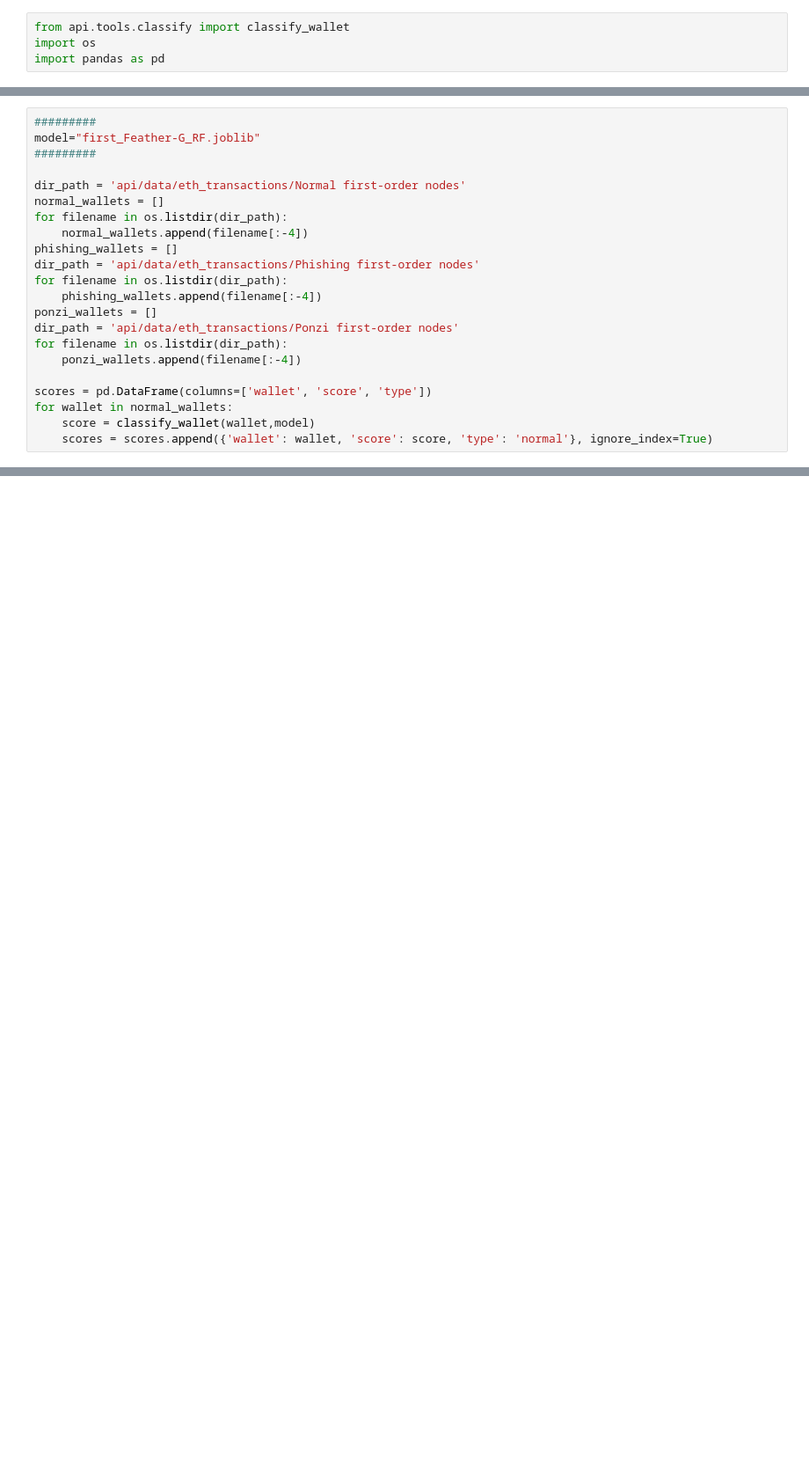
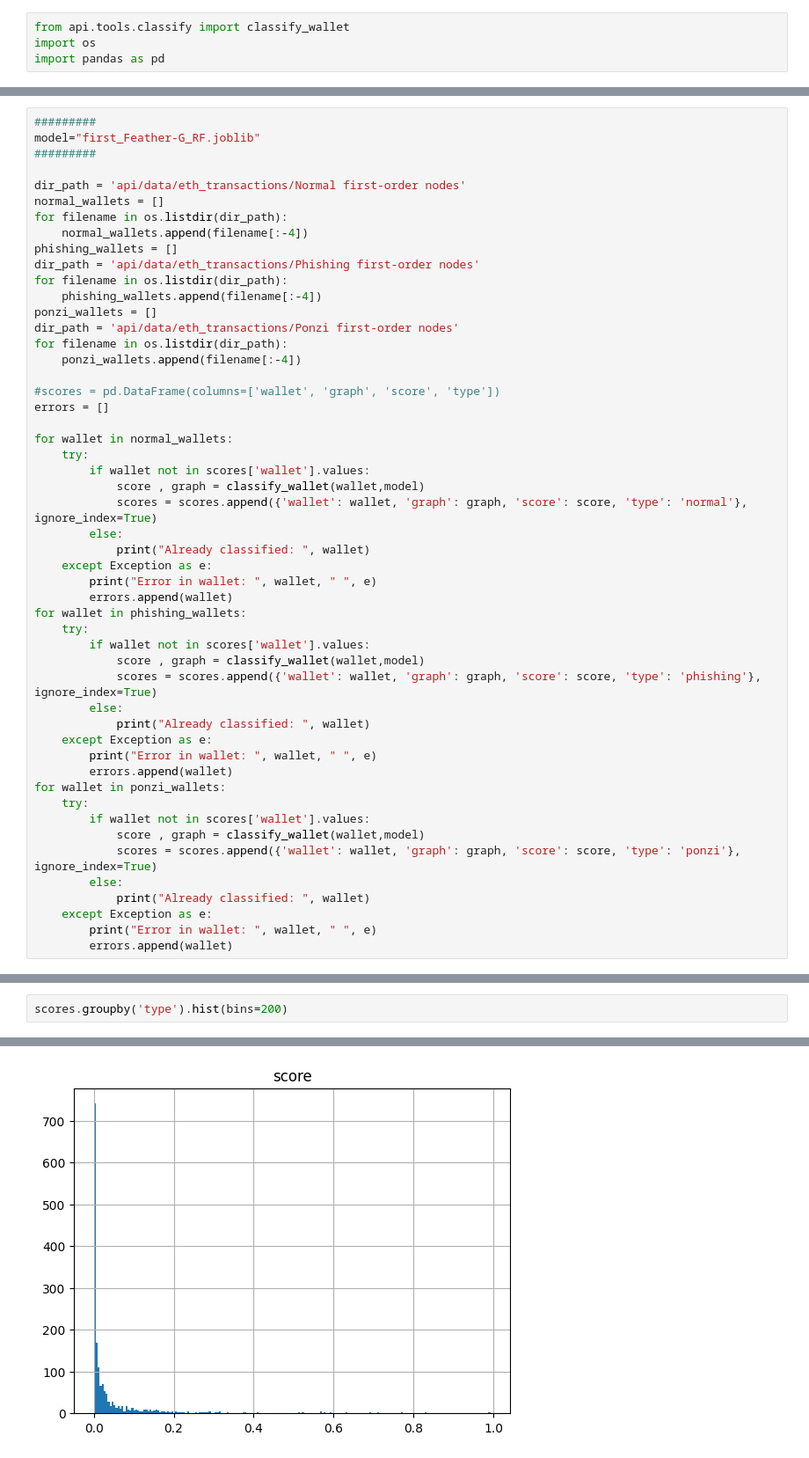
Before and after one commit to LMU-DATA-SCIENCE/eth-graph-fraud-detection, a Jupyter notebook: test_notebook.ipynb, the cells around one changed output, grey strips where cells are left out. Shown at 88% size. Saved outputs shown, nothing was run; the diff lists cells and outputs as text; blank space fills up the shorter version.

```diff
--- a/test_notebook.ipynb
+++ b/test_notebook.ipynb
@@ -20,8 +58,37 @@ dir_path = 'api/data/eth_transactions/Ponzi first-order nodes'
 for filename in os.listdir(dir_path):
     ponzi_wallets.append(filename[:-4])
 
-scores = pd.DataFrame(columns=['wallet', 'score', 'type'])
+#scores = pd.DataFrame(columns=['wallet', 'graph', 'score', 'type'])
+errors = []
+
 for wallet in normal_wallets:
-    score = classify_wallet(wallet,model)
-    scores = scores.append({'wallet': wallet, 'score': score, 'type': 'normal'}, ignore_index=True)
+    try:
+        if wallet not in scores['wallet'].values:
+            score , graph = classify_wallet(wallet,model)
+            scores = scores.append({'wallet': wallet, 'graph': graph, 'score': score, 'type': 'normal'}, ignore_index=True)
+        else:
+            print("Already classified: ", wallet)
+    except Exception as e:
+        print("Error in wallet: ", wallet, " ", e)
+        errors.append(wallet)
+for wallet in phishing_wallets:
+    try:
+        if wallet not in scores['wallet'].values:
+            score , graph = classify_wallet(wallet,model)
+            scores = scores.append({'wallet': wallet, 'graph': graph, 'score': score, 'type': 'phishing'}, ignore_index=True)
+        else:
+            print("Already classified: ", wallet)
+    except Exception as e:
+        print("Error in wallet: ", wallet, " ", e)
+        errors.append(wallet)
+for wallet in ponzi_wallets:
+    try:
+        if wallet not in scores['wallet'].values:
+            score , graph = classify_wallet(wallet,model)
+            scores = scores.append({'wallet': wallet, 'graph': graph, 'score': score, 'type': 'ponzi'}, ignore_index=True)
+        else:
+            print("Already classified: ", wallet)
+    except Exception as e:
+        print("Error in wallet: ", wallet, " ", e)
+        errors.append(wallet)
 # %% [output]
@@ -44,0 +123,3 @@ for wallet in normal_wallets:
+# %%
+scores.groupby('type').hist(bins=200)
+# %% [output]
@@ -44,0 +131 @@ for wallet in normal_wallets:
+[figure, added]
```
Also changed, not shown: parts of 7 cells of this notebook.
